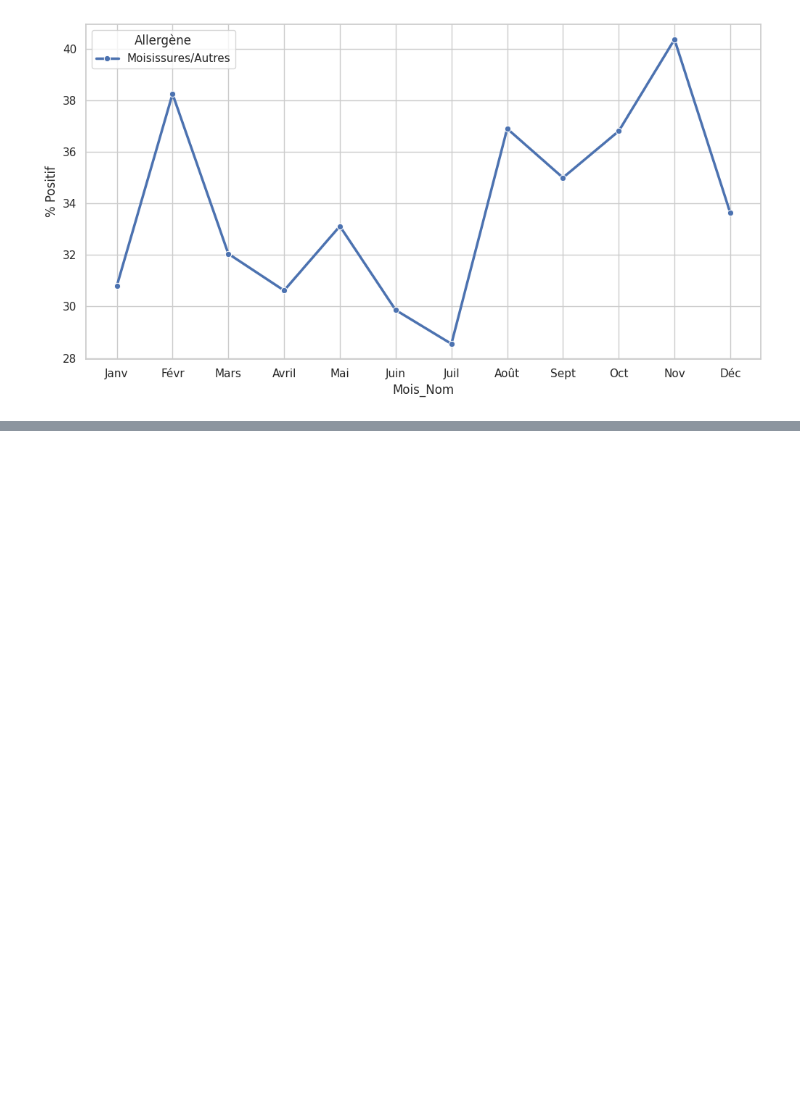
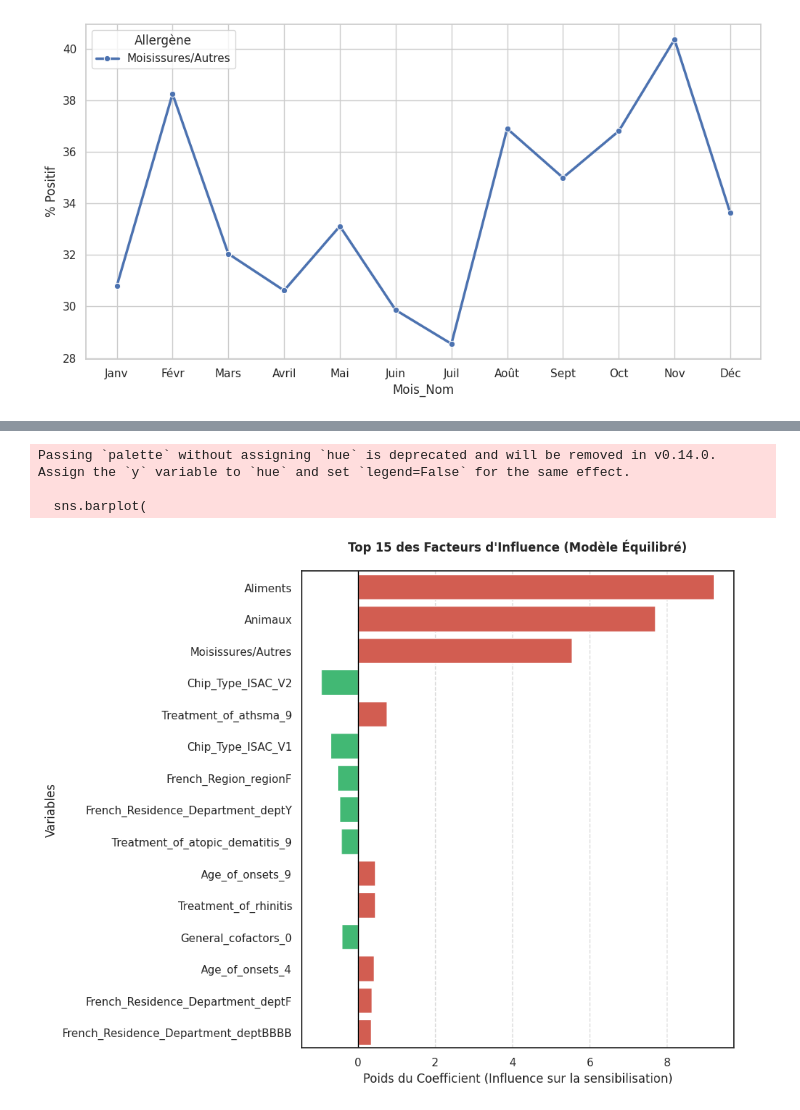
Before and after one commit to IngeaJeanOlivier/Allergies, a Jupyter notebook: notebooks/nb_edith.ipynb, the cells around one changed output, grey strips where cells are left out. Saved outputs shown, nothing was run; the diff lists cells and outputs as text; code cells hidden in the pictures; blank space fills up the shorter version.

```diff
--- a/notebooks/nb_edith.ipynb
+++ b/notebooks/nb_edith.ipynb
@@ -796,0 +1053,34 @@ def evaluer_performances_modele(modele, X_test, y_test, y_pred, y_prob):
+# %%
+#Visualisation graphique (Le "Feature Importance Chart")
+def graphique_coefficients(df_importance, top_n=15):
+    plt.figure(figsize=(10, 8))
+
+    # On prend les n premières variables
+    top_df = df_importance.head(top_n).copy()
+
+    # Création du graphique à barres
+    # On utilise le coefficient réel pour voir le sens de l'influence (Positif/Négatif)
+    colors = ['#2ecc71' if x < 0 else '#e74c3c' for x in top_df['Coefficient']]
+
+    sns.barplot(
+        x='Coefficient',
+        y='Variable',
+        data=top_df,
+        palette=colors
+    )
+
+    plt.title(f"Top {top_n} des Facteurs d'Influence (Modèle Équilibré)", weight='bold', pad=20)
+    plt.xlabel("Poids du Coefficient (Influence sur la sensibilisation)")
+    plt.ylabel("Variables")
+    plt.axvline(x=0, color='black', linestyle='-', linewidth=1)
+    plt.grid(axis='x', linestyle='--', alpha=0.7)
+    plt.tight_layout()
+    plt.show()
+
+# Affichage du graphique
+graphique_coefficients(df_features)
+# %% [output]
+Passing `palette` without assigning `hue` is deprecated and will be removed in v0.14.0. Assign the `y` variable to `hue` and set `legend=False` for the same effect.
+
+  sns.barplot(
+[figure, added]
```
Also changed, not shown: parts of 17 cells of this notebook, 1 other file.
